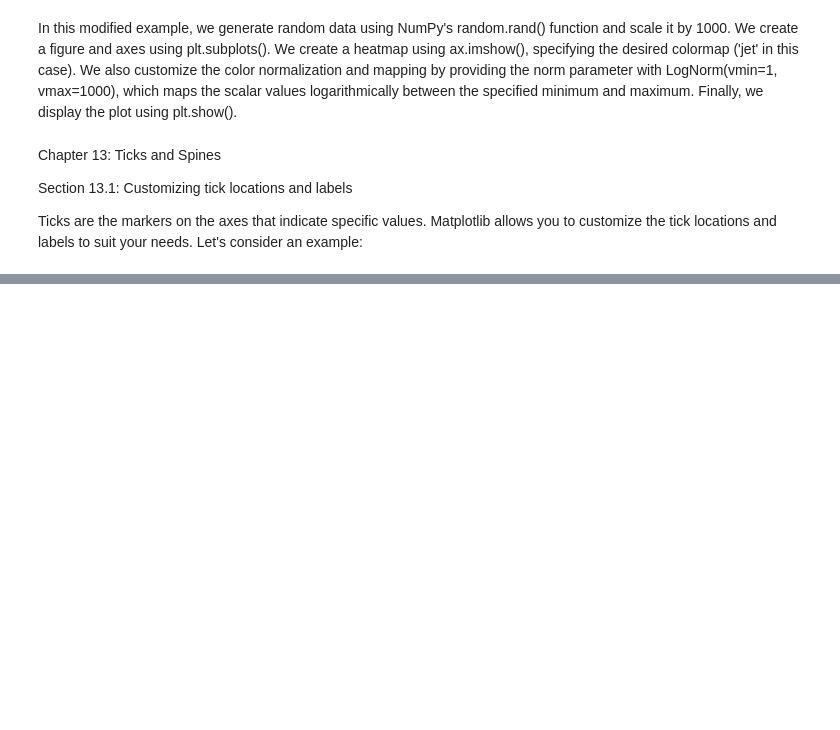
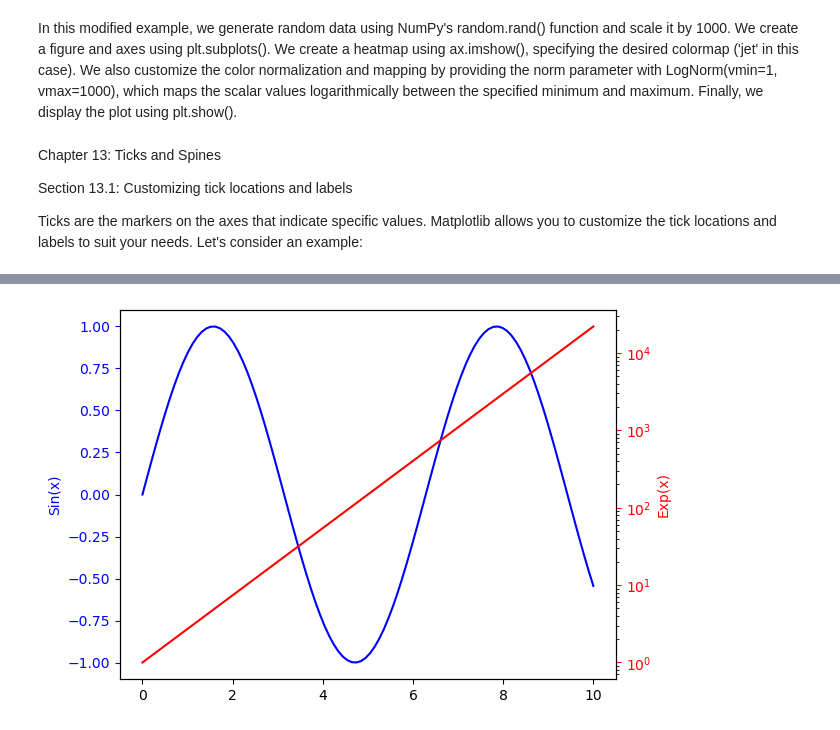
Before and after one commit to MlvPrasadOfficial/kaggle_notebooks, a Jupyter notebook: matplotlib-in-depth-course-2023for-indian-kaggler.ipynb, the cells around one changed output, grey strips where cells are left out. Cells and saved outputs as stored; diff of their text form; code cells hidden in the pictures; blank space fills up the shorter version.

```diff
--- a/matplotlib-in-depth-course-2023for-indian-kaggler.ipynb
+++ b/matplotlib-in-depth-course-2023for-indian-kaggler.ipynb
@@ -2026,0 +2119,32 @@ Ticks are the markers on the axes that indicate specific values. Matplotlib allo
+# %%
+import matplotlib.pyplot as plt
+import numpy as np
+
+# Data
+x = np.linspace(0, 10, 100)
+y1 = np.sin(x)
+y2 = np.exp(x)
+
+# Create a figure and axes
+fig, ax1 = plt.subplots()
+
+# Plot data on the first axes
+ax1.plot(x, y1, 'b')
+ax1.set_ylabel('Sin(x)', color='b')
+ax1.tick_params('y', colors='b')
+
+# Create a twin axes sharing the x-axis
+ax2 = ax1.twinx()
+
+# Plot data on the second axes
+ax2.plot(x, y2, 'r')
+ax2.set_ylabel('Exp(x)', color='r')
+ax2.tick_params('y', colors='r')
+
+# Set logarithmic scale on the second axes
+ax2.set_yscale('log')
+
+# Display the plot
+plt.show()
+# %% [output]
+[figure, added]
```
Also changed, not shown: parts of 94 cells of this notebook.
